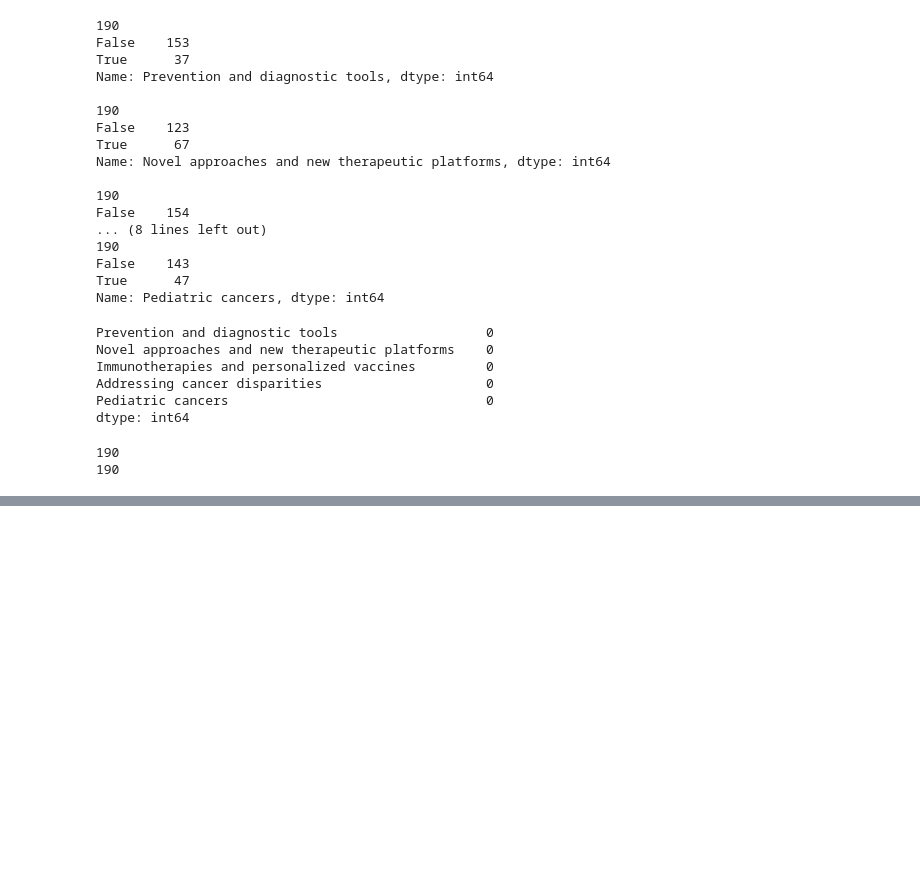
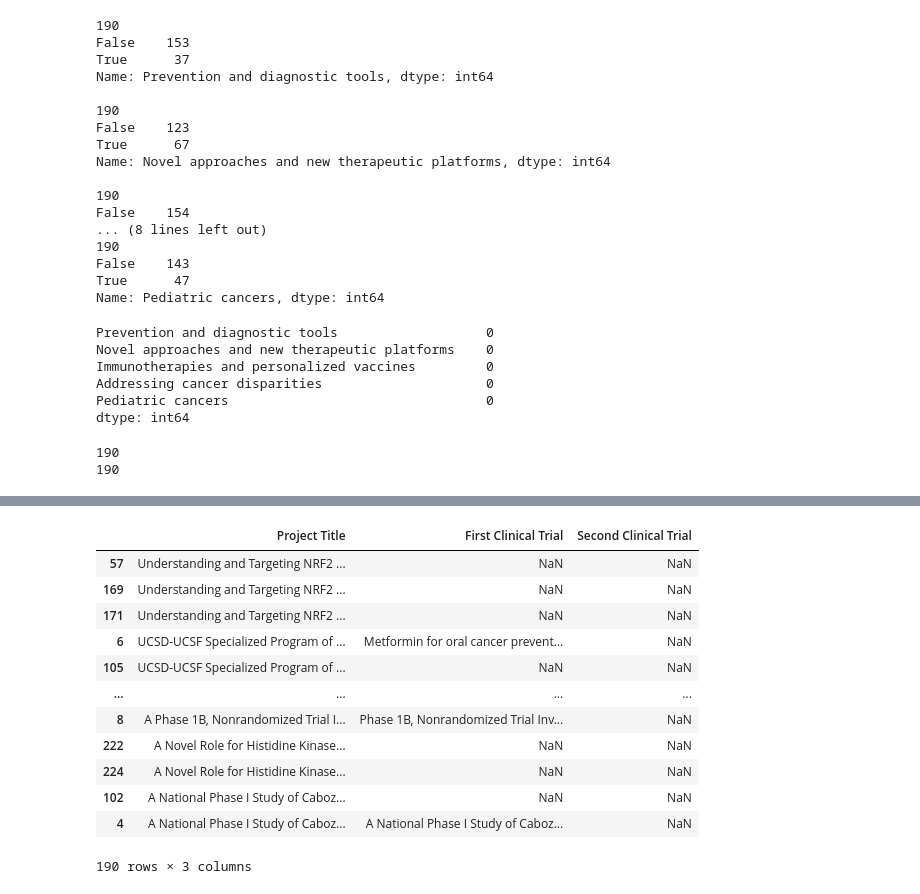
Before and after one commit to lucienqchen/curebound, a Jupyter notebook: curebound/notebooks/phu-diane-data-analysis.ipynb, the cells around one changed output, grey strips where cells are left out. Drawn from its saved outputs; the diff is of its cells as text; code cells hidden in the pictures; blank space fills up the shorter version.

```diff
--- a/curebound/notebooks/phu-diane-data-analysis.ipynb
+++ b/curebound/notebooks/phu-diane-data-analysis.ipynb
@@ -101,0 +109,6 @@ print(roi.shape[0])
+# %%
+value_map = {'No Trials': 0, 'One Trial': 1, 'Two Trials': 2, np.nan: 0}
+
+roi['Clinical Trials Resulted'] = roi['Clinical Trials Resulted'].replace(
+    value_map
+)
@@ -101,0 +209,17 @@ print(roi.shape[0])
+# %%
+pd.set_option('display.max_rows', 22)
+roi[['Project Title', 'First Clinical Trial', 'Second Clinical Trial']].sort_values(by='Project Title', ascending=False)
+# %% [output]
+|  | Project Title | First Clinical Trial | Second Clinical Trial |
+| 57 | Understanding and Targeting NRF2 ... | NaN | NaN |
+| 169 | Understanding and Targeting NRF2 ... | NaN | NaN |
+| 171 | Understanding and Targeting NRF2 ... | NaN | NaN |
+| 6 | UCSD-UCSF Specialized Program of ... | Metformin for oral cancer prevent... | NaN |
+| 105 | UCSD-UCSF Specialized Program of ... | NaN | NaN |
+| ... | ... | ... | ... |
+| 8 | A Phase 1B, Nonrandomized Trial I... | Phase 1B, Nonrandomized Trial Inv... | NaN |
+| 222 | A Novel Role for Histidine Kinase... | NaN | NaN |
+| 224 | A Novel Role for Histidine Kinase... | NaN | NaN |
+| 102 | A National Phase I Study of Caboz... | NaN | NaN |
+| 4 | A National Phase I Study of Caboz... | A National Phase I Study of Caboz... | NaN |
+190 rows × 3 columns
```
Also changed, not shown: parts of 14 cells of this notebook, 5 other files.
